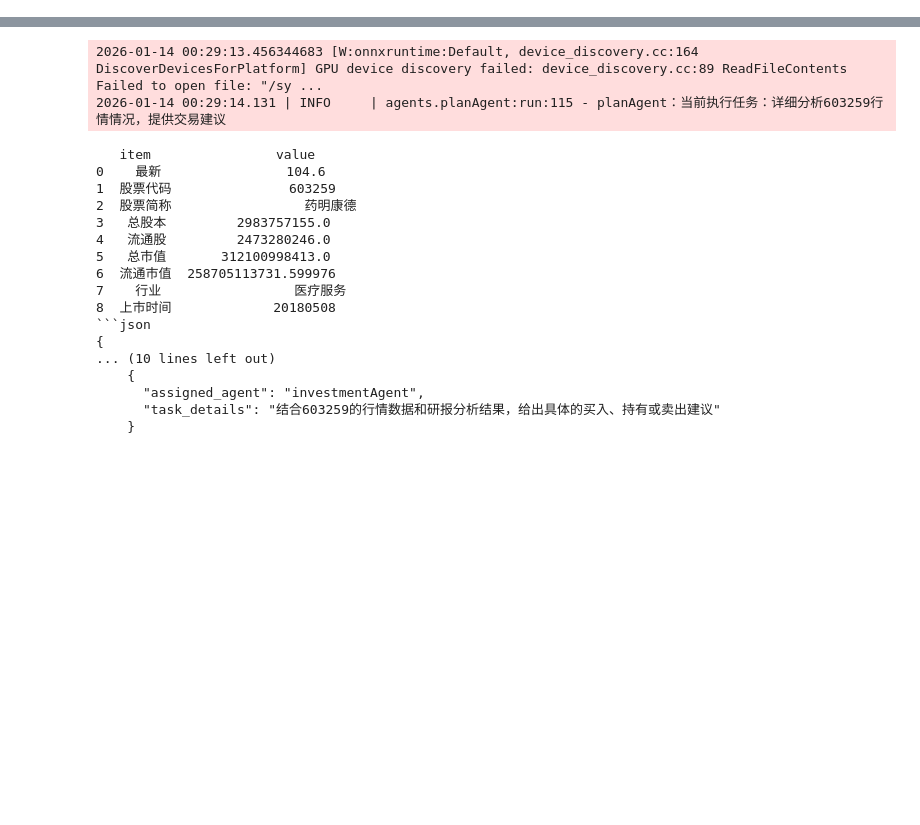
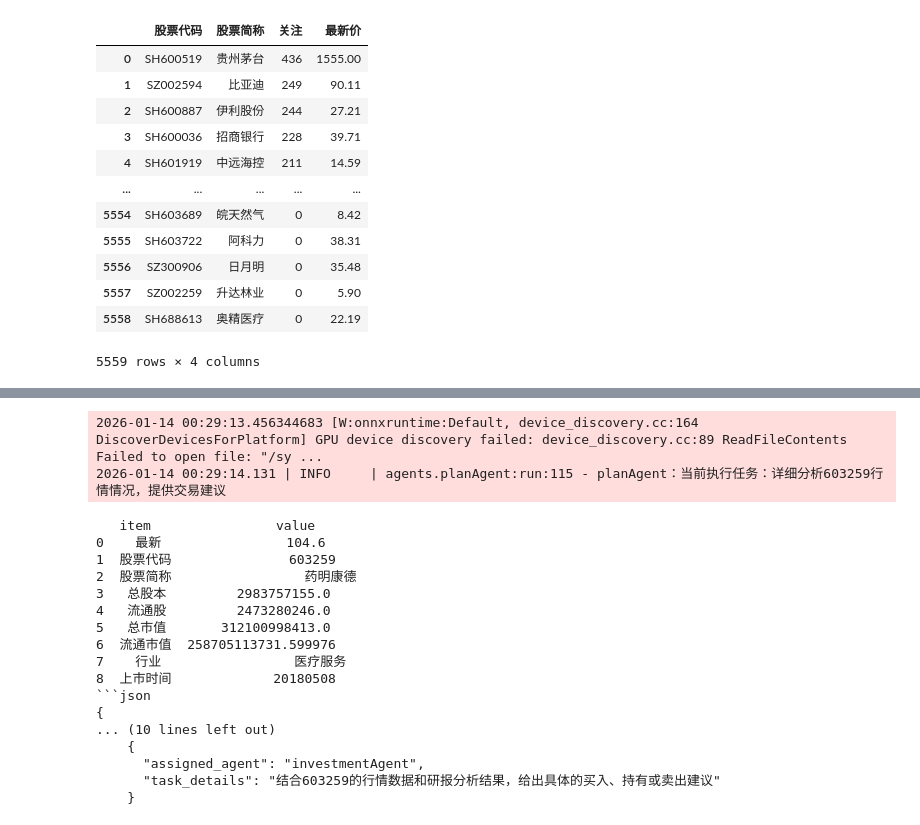
Before and after one commit to try1995/turtle-trading-llm, a Jupyter notebook: auto.ipynb, the cells around one changed output, grey strips where cells are left out. Saved outputs shown, nothing was run; the diff lists cells and outputs as text; code cells hidden in the pictures; blank space fills up the shorter version.

```diff
--- a/auto.ipynb
+++ b/auto.ipynb
@@ -15,3 +47,19 @@ stock_hot_up_em_df = ak.stock_hot_up_em()
+# %%
+stock_hot_deal_xq_df
+# %% [output]
+|  | 股票代码 | 股票简称 | 关注 | 最新价 |
+| 0 | SH600519 | 贵州茅台 | 436 | 1555.00 |
+| 1 | SZ002594 | 比亚迪 | 249 | 90.11 |
+| 2 | SH600887 | 伊利股份 | 244 | 27.21 |
+| 3 | SH600036 | 招商银行 | 228 | 39.71 |
+| 4 | SH601919 | 中远海控 | 211 | 14.59 |
+| ... | ... | ... | ... | ... |
+| 5554 | SH603689 | 皖天然气 | 0 | 8.42 |
+| 5555 | SH603722 | 阿科力 | 0 | 38.31 |
+| 5556 | SZ300906 | 日月明 | 0 | 35.48 |
+| 5557 | SZ002259 | 升达林业 | 0 | 5.90 |
+| 5558 | SH688613 | 奥精医疗 | 0 | 22.19 |
+5559 rows × 4 columns
 # %%
 import pandas as pd
 
```
Also changed, not shown: parts of 4 cells of this notebook, 3 other files.
